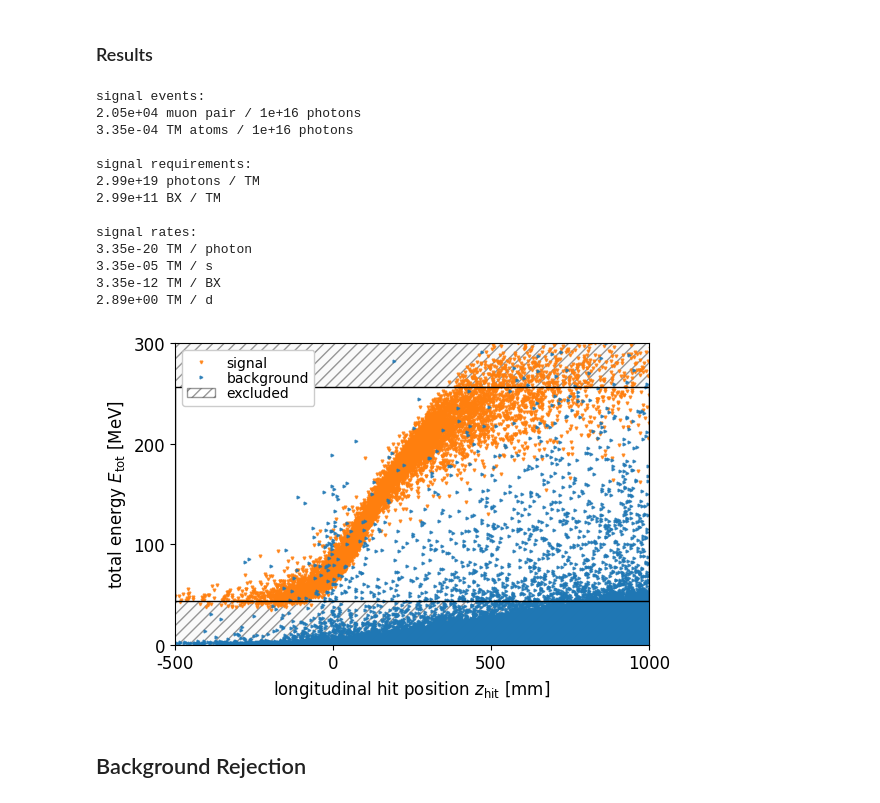
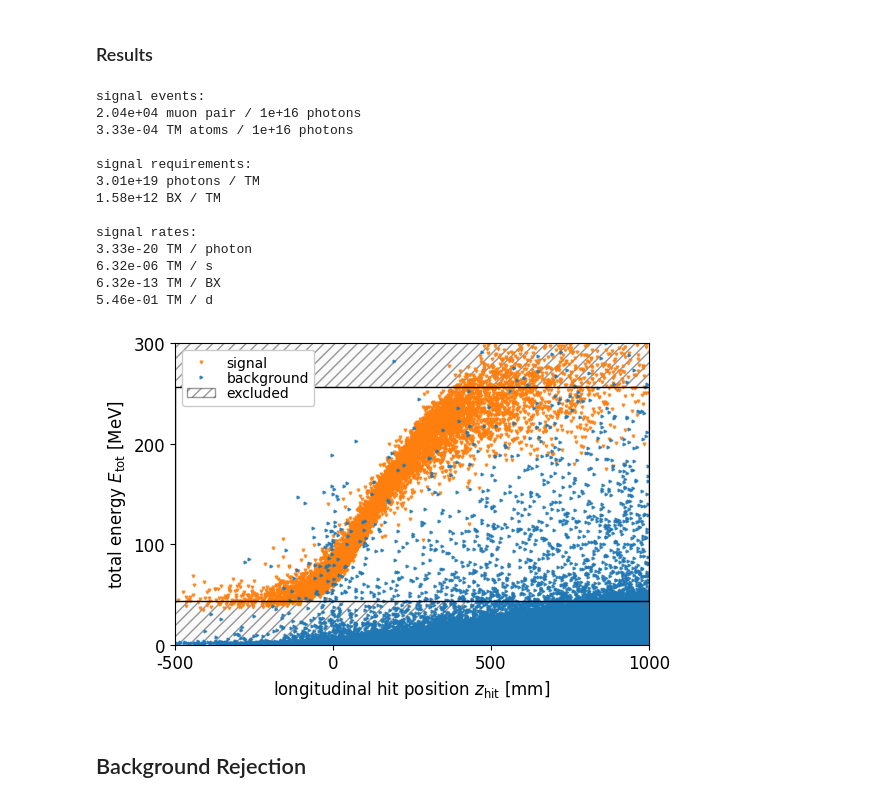
Before and after one commit to ivoschulthess/trueMuonium, a Jupyter notebook: analysis.ipynb, the cells around one changed output. Cells and saved outputs as stored; diff of their text form; code cells hidden in the pictures.

```diff
--- a/analysis.ipynb
+++ b/analysis.ipynb
@@ -78,0 +68,4 @@ print(f'{len(posBG)} positron events')
+# %%
+# sample the TM decay and calculate the signal hit info
+ele, pos = hf.calcTM(tm, rng=rng)
+print(f'accepted signal of {100*np.sum(ele.maskE & ele.maskZ & pos.maskE & pos.maskZ) / len(pos):.1f}%')
@@ -160,15 +99,0 @@ pos['phi'] = np.arctan2(pos['py'], pos['px'])
-# %%
-# inner radius of the detector in [mm]
-detectorRadius = 150
-
-# calculate the hit positions in [mm]
-ele['hitX'], ele['hitY'], ele['hitZ'] = hf.forward_intersection(tm, ele, detectorRadius).T
-pos['hitX'], pos['hitY'], pos['hitZ'] = hf.forward_intersection(tm, pos, detectorRadius).T
-
-# mask for energy threshold
-ele['maskE'] = (ele.Etot>E_th_min) & (ele.Etot<E_th_max)
-pos['maskE'] = (pos.Etot>E_th_min) & (pos.Etot<E_th_max)
-
-# mask for longitudinal position cut
-ele['maskZ'] = (ele.hitZ>z_th_min) & (ele.hitZ<z_th_max)
-pos['maskZ'] = (pos.hitZ>z_th_min) & (pos.hitZ<z_th_max)
@@ -194,30 +100,8 @@ pair['mInv'] = np.sqrt((pos.Etot+ele.Etot)**2 - ((pos.px + ele.px)**2 + (pos.py
-# %%
-ele['ux'] = ele.px / ele.ptot
-ele['uy'] = ele.py / ele.ptot
-ele['uz'] = ele.pz / ele.ptot
-
-pos['ux'] = pos.px / pos.ptot
-pos['uy'] = pos.py / pos.ptot
-pos['uz'] = pos.pz / pos.ptot
-
-# cross product: u_pos x u_ele
-pair['cx'] = pos.uy * ele.uz - pos.uz * ele.uy
-pair['cy'] = pos.uz * ele.ux - pos.ux * ele.uz
-pair['cz'] = pos.ux * ele.uy - pos.uy * ele.ux
-pair['crossNorm'] = np.sqrt(pair.cx**2 + pair.cy**2 + pair.cz**2)
-
-# displacement between hit points
-pair['dx'] = ele.hitX - pos.hitX
-pair['dy'] = ele.hitY - pos.hitY
-pair['dz'] = ele.hitZ - pos.hitZ
-
-eps = 1e-12
-pair['dca'] = np.where(pair.crossNorm > eps, np.abs(pair.dx*pair.cx + pair.dy*pair.cy + pair.dz*pair.cz) / pair.crossNorm, np.nan)
 # %% [markdown]
 ### Results
 # %%
 # photon flux on target [1/s]
-photonFlux = 1e15
+photonFlux = 3.8e14 / 2
 
 # number of simulated photons (nSim x nEvents x bias)
 NSigSim = 1e1 * 1e9 * 1e6
@@ -240,45 +124,45 @@ print(f'{photonFlux * nPairs / boundStateSuppression / NSigSim / 1e7:.2e} TM / B
 print(f'{3600 * 24 * photonFlux * nPairs / boundStateSuppression / NSigSim:.2e} TM / d')
 # %% [output]
 signal events:
-2.05e+04 muon pair / 1e+16 photons
-3.35e-04 TM atoms / 1e+16 photons
+2.04e+04 muon pair / 1e+16 photons
+3.33e-04 TM atoms / 1e+16 photons
 
 signal requirements:
-2.99e+19 photons / TM
-2.99e+11 BX / TM
+3.01e+19 photons / TM
+1.58e+12 BX / TM
 
 signal rates:
-3.35e-20 TM / photon
-3.35e-05 TM / s
-3.35e-12 TM / BX
-2.89e+00 TM / d
+3.33e-20 TM / photon
+6.32e-06 TM / s
+6.32e-13 TM / BX
+5.46e-01 TM / d
 # %%
-with plt.rc_context(hf.regu):
+with plt.rc_context(regPlot):
 
     fig, ax = plt.subplots()
 
     ax.plot(ele[::10].hitZ, ele[::10].Etot, 'C1v', ms=2, alpha=0.8, label='signal')
     ax.plot(pos[::10].hitZ, pos[::10].Etot, 'C1v', ms=2, alpha=0.8)
 
     ax.plot(eleBG.z, eleBG.Etot, 'C0>', ms=2, alpha=0.8, label='background')
     ax.plot(posBG.z, posBG.Etot, 'C0>', ms=2, alpha=0.8)
 
     xtick = [-500, 0, 500, 1000]
     ytick = [0, 100, 200, 300]
     ax.set(xlim=(-500,1000), ylim=(0,photonEnergy), xticks=xtick, xticklabels=xtick, yticks=ytick, yticklabels=ytick)
 
     hf.add_hatched_exclusion(ax, x0=z_th_min, x1=z_th_max, y0=E_th_min, y1=E_th_max, hatch='///', label='excluded')
 
     ax.legend(loc='upper left')
     ax.set(xlabel=r'longitudinal hit position $z_\text{hit}$ [mm]', ylabel=r'total energy $E_\text{tot}$ [MeV]')
 
     fig.tight_layout()
     fig.savefig('plots/eventPreselection.png', dpi=300)
     fig.savefig('plots/eventPreselection.pdf')
 
     plt.show()
 # %% [output]
-[figure, old version]
+[figure, new version]
 # %% [markdown]
 ## Background Rejection
 # %%
```
Also changed, not shown: parts of 28 cells of this notebook, 9 other files.
